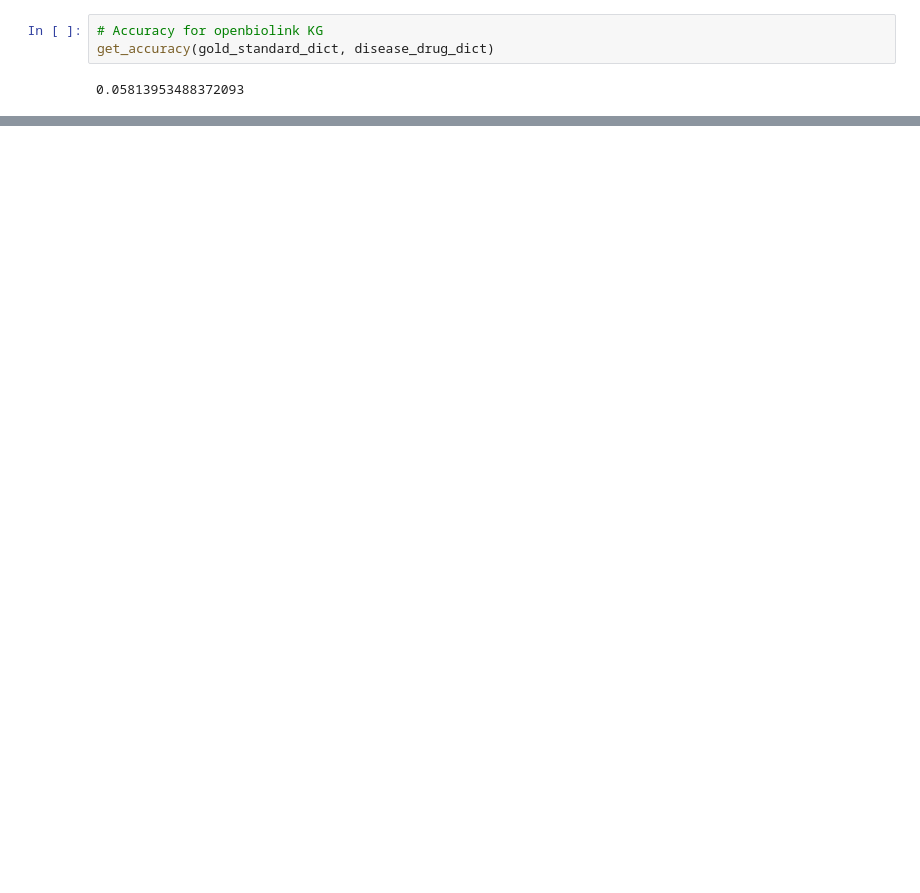
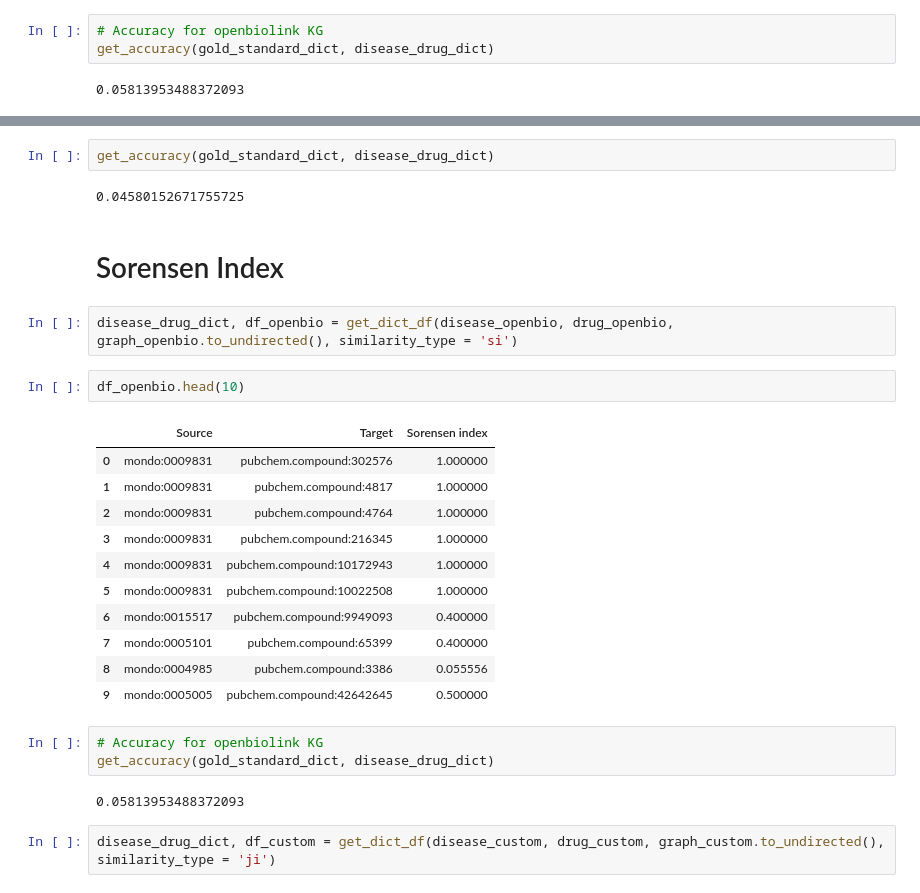
Before and after one commit to enveda/RPath, a Jupyter notebook: src/notebooks/7.0-benchmark_analysis.ipynb, the cells around one changed output, grey strips where cells are left out. Drawn from its saved outputs; the diff is of its cells as text; blank space fills up the shorter version.

```diff
--- a/src/notebooks/7.0-benchmark_analysis.ipynb
+++ b/src/notebooks/7.0-benchmark_analysis.ipynb
@@ -264,0 +304,29 @@ get_accuracy(gold_standard_dict, disease_drug_dict)
+# %%
+get_accuracy(gold_standard_dict, disease_drug_dict)
+# %% [output]
+0.04580152671755725
+# %% [markdown]
+# Sorensen Index
+# %%
+disease_drug_dict, df_openbio = get_dict_df(disease_openbio, drug_openbio, graph_openbio.to_undirected(), similarity_type = 'si')
+# %%
+df_openbio.head(10)
+# %% [output]
+|  | Source | Target | Sorensen index |
+| 0 | mondo:0009831 | pubchem.compound:302576 | 1.000000 |
+| 1 | mondo:0009831 | pubchem.compound:4817 | 1.000000 |
+| 2 | mondo:0009831 | pubchem.compound:4764 | 1.000000 |
+| 3 | mondo:0009831 | pubchem.compound:216345 | 1.000000 |
+| 4 | mondo:0009831 | pubchem.compound:10172943 | 1.000000 |
+| 5 | mondo:0009831 | pubchem.compound:10022508 | 1.000000 |
+| 6 | mondo:0015517 | pubchem.compound:9949093 | 0.400000 |
+| 7 | mondo:0005101 | pubchem.compound:65399 | 0.400000 |
+| 8 | mondo:0004985 | pubchem.compound:3386 | 0.055556 |
+| 9 | mondo:0005005 | pubchem.compound:42642645 | 0.500000 |
+# %%
+# Accuracy for openbiolink KG
+get_accuracy(gold_standard_dict, disease_drug_dict)
+# %% [output]
+0.05813953488372093
+# %%
+disease_drug_dict, df_custom = get_dict_df(disease_custom, drug_custom, graph_custom.to_undirected(), similarity_type = 'ji')
```
Also changed, not shown: parts of 17 cells of this notebook.
